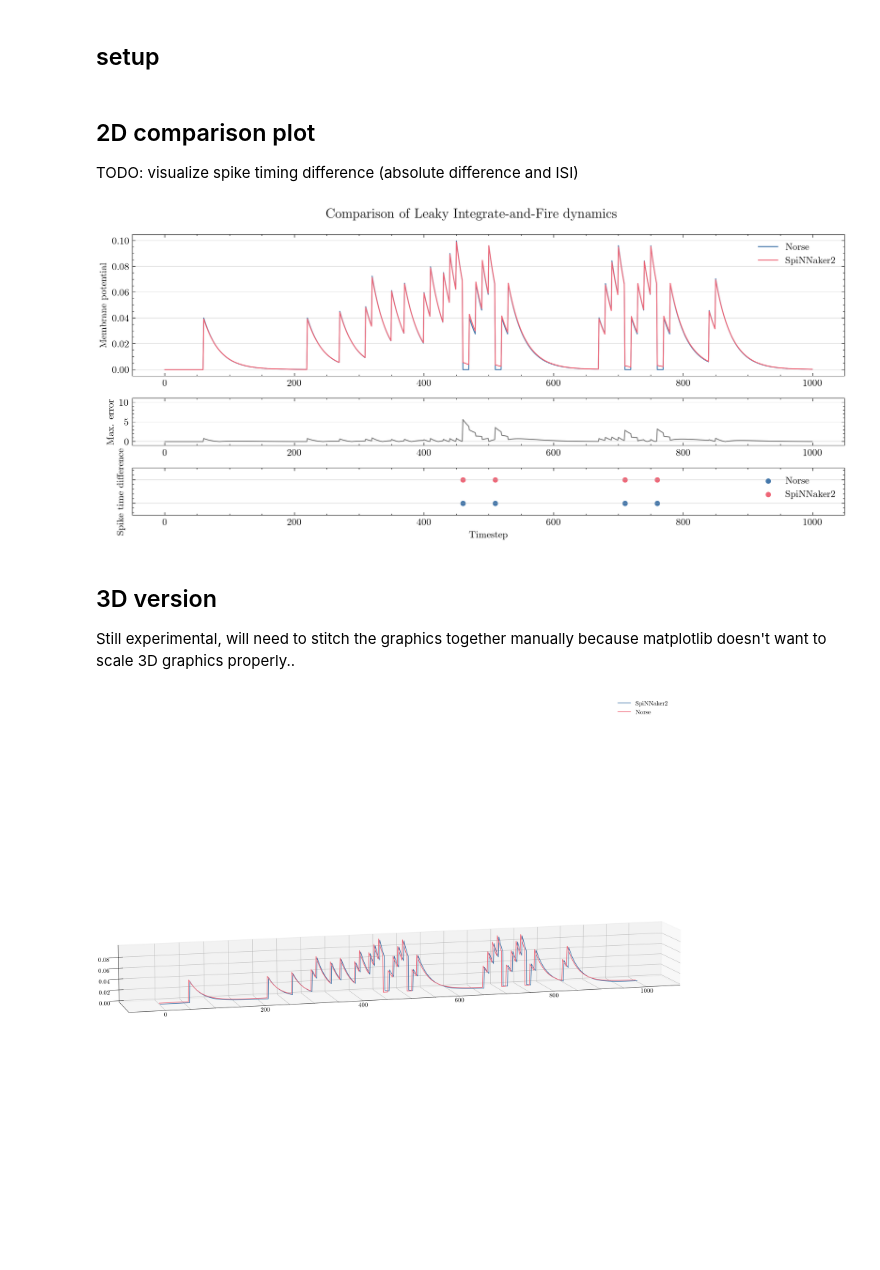
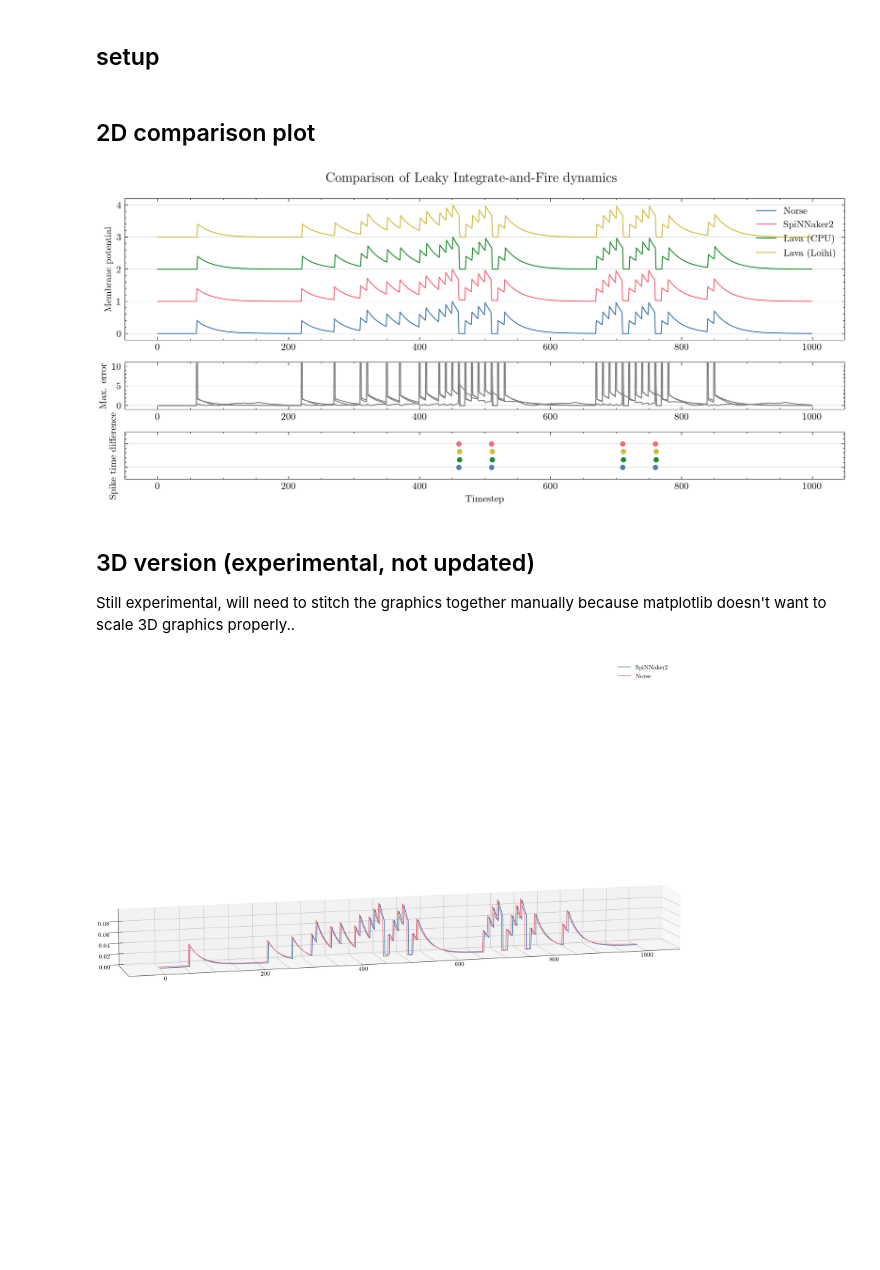
Before and after one commit to neuromorphs/NIR, a Jupyter notebook: paper/01_lif/lif_comparison.ipynb, the cells around one changed output. Saved outputs shown, nothing was run; the diff lists cells and outputs as text; code cells hidden in the pictures.

Commit message:
LIF comparison includes Lava & Loihi

```diff
--- a/paper/01_lif/lif_comparison.ipynb
+++ b/paper/01_lif/lif_comparison.ipynb
@@ -11,12 +17,23 @@ import matplotlib.pyplot as plt
 
 d_norse = np.loadtxt("lif_norse.csv", delimiter=",")
 d_spin = np.loadtxt("lif_spinnaker2.csv", delimiter=",")
+d_lava = np.loadtxt("lif_lava_cpu_float.csv", delimiter=",")
+d_loihi = np.loadtxt("lif_lava_loihi_fixed.csv", delimiter=",")
 
 v_norse = d_norse[:, 1]
 v_spin = d_spin[:, 1]
+v_lava = d_lava[:, 1]
+v_loihi = d_loihi[:, 1]
 
 st_norse = np.where(d_norse[:, 2] == 1)[0]
 st_spin = np.where(d_spin[:, 2] == 1)[0]
+st_lava = np.where(d_lava[:, 2] == 1)[0]
+st_loihi = np.where(d_loihi[:, 2] == 1)[0]
+# %%
+v_norse = v_norse / v_norse.max()
+v_spin = v_spin / v_spin.max()
+v_lava = v_lava / v_lava.max()
+v_loihi = v_loihi / v_loihi.max()
 # %%
 # plt.style.use("seaborn-v0_8-deep")
 # plt.style.use("seaborn-v0_8-paper")
@@ -24,8 +41,6 @@ st_spin = np.where(d_spin[:, 2] == 1)[0]
 plt.style.use(["science", "bright"])
 # %% [markdown]
 ## 2D comparison plot
-
-TODO: visualize spike timing difference (absolute difference and ISI)
 # %%
 fig = plt.figure(figsize=(11, 5), dpi=300)
 fig.suptitle('Comparison of Leaky Integrate-and-Fire dynamics', fontsize=14)
@@ -33,42 +48,48 @@ spec = mpl.gridspec.GridSpec(ncols=1, nrows=3, height_ratios=[3, 1, 1])
 
 ax1 = fig.add_subplot(spec[0])
 ax1.plot(v_norse, label='Norse')
-ax1.plot(v_spin, label='SpiNNaker2')
+ax1.plot(v_spin + 1, label='SpiNNaker2')
+ax1.plot(v_lava + 2, label='Lava (CPU)')
+ax1.plot(v_loihi + 3, label='Lava (Loihi)')
 ax1.set_ylabel('Membrane potential')
 ax1.legend()
 ax1.grid(axis='y', alpha=0.5)
 
 ax2 = fig.add_subplot(spec[1], sharex=ax1)
 # TODO: make this the maximum difference between all traces
 ax2.plot(abs(v_norse - v_spin) / v_norse.max(), c='gray')
+ax2.plot(abs(v_norse - v_lava) / v_norse.max(), c='gray')
+ax2.plot(abs(v_norse - v_loihi) / v_norse.max(), c='gray')
 ax2.set_ylabel('Max. error')
 ax2.set_ylim(0-1e-2, 0.1+1e-2)
 ax2.set_yticks([0, 0.05, 0.1])
 ax2.set_yticklabels(['0%', '5%', '10%'])
 ax2.grid(axis='y', alpha=0.5)
 
 # TODO: visualize spike timing difference
 # (e.g. area of mismatch on the bottom of the plot)
 ax3 = fig.add_subplot(spec[2], sharex=ax1)
 ax3.set_ylabel('Spike time difference')
 ax3.scatter(st_norse, np.ones_like(st_norse), s=20, label='Norse')
 ax3.scatter(st_spin, np.ones_like(st_spin) * 2., s=20, label='SpiNNaker2')
+ax3.scatter(st_lava, np.ones_like(st_lava) * 1.33, s=20, label='Lava (CPU)')
+ax3.scatter(st_loihi, np.ones_like(st_loihi) * 1.67, s=20, label='Lava (Loihi)')
 ax3.set_ylim(0.5, 2.5)
 ax3.set_yticks([])
 ax3.set_yticks([1, 2])
 ax3.set_yticklabels(['', ''])
 ax3.grid(axis='y', alpha=0.5)
 
-ax3.legend()
+# ax3.legend()
 
 ax3.set_xlabel('Timestep')
 
 plt.tight_layout()
 plt.show()
 # %% [output]
-[figure, old version]
+[figure, new version]
 # %% [markdown]
-## 3D version
+## 3D version (experimental, not updated)
 
 Still experimental, will need to stitch the graphics together manually because matplotlib doesn't want to scale 3D graphics properly..
 # %%
```
Also changed, not shown: parts of 1 cell of this notebook.
